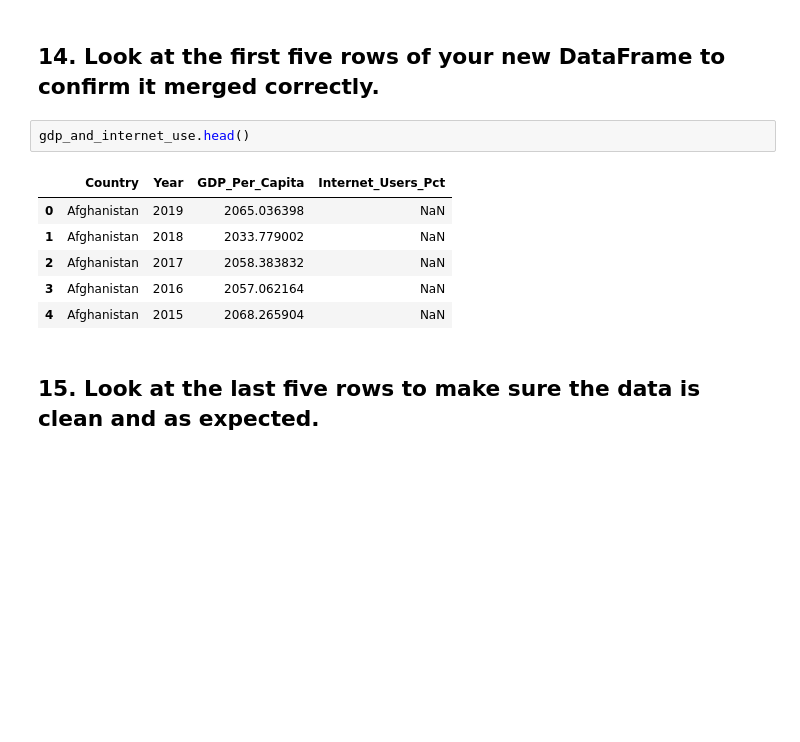
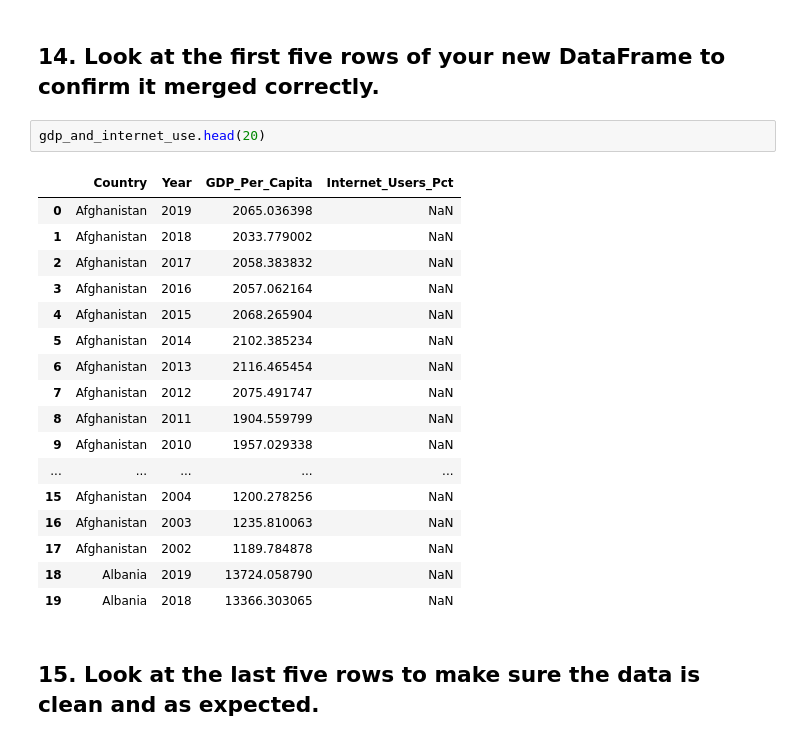
Before and after one commit to NSS-Data-Analytics-Cohort-6/gdp-and-internet-usage-abigailasper, a Jupyter notebook: notebooks/gdp_internet_un.ipynb, the cells around one changed output. Saved outputs shown, nothing was run; the diff lists cells and outputs as text; blank space fills up the shorter version.

```diff
--- a/notebooks/gdp_internet_un.ipynb
+++ b/notebooks/gdp_internet_un.ipynb
@@ -156,14 +165,25 @@ gdp_and_internet_use.shape
 # %% [markdown]
 ## 14. Look at the first five rows of your new DataFrame to confirm it merged correctly.
 # %%
-gdp_and_internet_use.head()
+gdp_and_internet_use.head(20)
 # %% [output]
 |  | Country | Year | GDP_Per_Capita | Internet_Users_Pct |
 | 0 | Afghanistan | 2019 | 2065.036398 | NaN |
 | 1 | Afghanistan | 2018 | 2033.779002 | NaN |
 | 2 | Afghanistan | 2017 | 2058.383832 | NaN |
 | 3 | Afghanistan | 2016 | 2057.062164 | NaN |
 | 4 | Afghanistan | 2015 | 2068.265904 | NaN |
+| 5 | Afghanistan | 2014 | 2102.385234 | NaN |
+| 6 | Afghanistan | 2013 | 2116.465454 | NaN |
+| 7 | Afghanistan | 2012 | 2075.491747 | NaN |
+| 8 | Afghanistan | 2011 | 1904.559799 | NaN |
+| 9 | Afghanistan | 2010 | 1957.029338 | NaN |
+| ... | ... | ... | ... | ... |
+| 15 | Afghanistan | 2004 | 1200.278256 | NaN |
+| 16 | Afghanistan | 2003 | 1235.810063 | NaN |
+| 17 | Afghanistan | 2002 | 1189.784878 | NaN |
+| 18 | Albania | 2019 | 13724.058790 | NaN |
+| 19 | Albania | 2018 | 13366.303065 | NaN |
 # %% [markdown]
 ## 15. Look at the last five rows to make sure the data is clean and as expected.
 # %%
```
Also changed, not shown: parts of 19 cells of this notebook.
